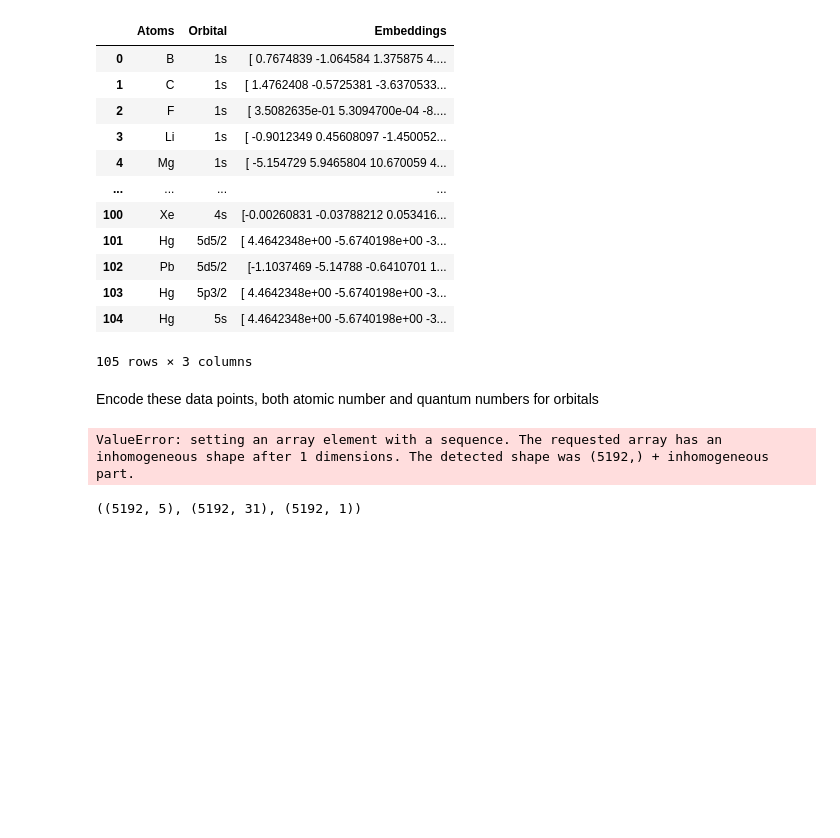
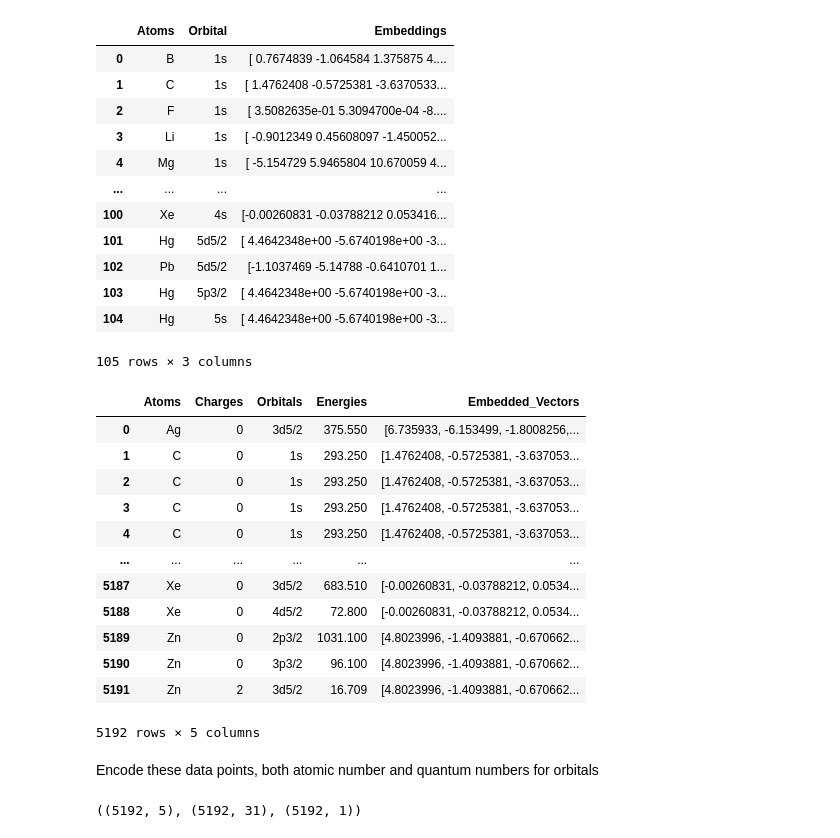
Before and after one commit to suyashk12/GNN_binding_energies, a Jupyter notebook: simple_model/shrihan_toy_model/normalize_embed.ipynb, the cells around one changed output. Drawn from its saved outputs; the diff is of its cells as text; code cells hidden in the pictures; blank space fills up the shorter version.

```diff
--- a/simple_model/shrihan_toy_model/normalize_embed.ipynb
+++ b/simple_model/shrihan_toy_model/normalize_embed.ipynb
@@ -124,6 +124,25 @@ for mol in train_data:
                 orbs.append(orb[i][j])
                 energies.append(energy[i][j])
                 embedded_vectors.append(convert_to_embedding(atom[i], orb[i][j], embeddings))
+# %%
+# convert to pandas dataframe
+data_df = pd.DataFrame({'Atoms': atoms, 'Charges': charges, 'Orbitals': orbs, 'Energies': energies, 'Embedded_Vectors': embedded_vectors})
+# %%
+data_df
+# %% [output]
+|  | Atoms | Charges | Orbitals | Energies | Embedded_Vectors |
+| 0 | Ag | 0 | 3d5/2 | 375.550 | [6.735933, -6.153499, -1.8008256,... |
+| 1 | C | 0 | 1s | 293.250 | [1.4762408, -0.5725381, -3.637053... |
+| 2 | C | 0 | 1s | 293.250 | [1.4762408, -0.5725381, -3.637053... |
+| 3 | C | 0 | 1s | 293.250 | [1.4762408, -0.5725381, -3.637053... |
+| 4 | C | 0 | 1s | 293.250 | [1.4762408, -0.5725381, -3.637053... |
+| ... | ... | ... | ... | ... | ... |
+| 5187 | Xe | 0 | 3d5/2 | 683.510 | [-0.00260831, -0.03788212, 0.0534... |
+| 5188 | Xe | 0 | 4d5/2 | 72.800 | [-0.00260831, -0.03788212, 0.0534... |
+| 5189 | Zn | 0 | 2p3/2 | 1031.100 | [4.8023996, -1.4093881, -0.670662... |
+| 5190 | Zn | 0 | 3p3/2 | 96.100 | [4.8023996, -1.4093881, -0.670662... |
+| 5191 | Zn | 2 | 3d5/2 | 16.709 | [4.8023996, -1.4093881, -0.670662... |
+5192 rows × 5 columns
 # %% [markdown]
 Encode these data points, both atomic number and quantum numbers for orbitals
 # %%
@@ -219,10 +258,9 @@ raw_features = np.array(raw_features)
 # %%
 scaler = MinMaxScaler()
-features = scaler.fit_transform(raw_features)
-log_energies = np.log10(energies)
-embedded_data = np.array(embedded_vectors)
+rf = np.array(data_df['Raw_Features'].to_list())
+features = scaler.fit_transform(rf)
+log_energies = np.log10(data_df['Energies'].values)
+embedded_data = np.array(data_df['Embedded_Vectors'].to_list())
-# %% [output]
-ValueError: setting an array element with a sequence. The requested array has an inhomogeneous shape after 1 dimensions. The detected shape was (5192,) + inhomogeneous part.
 # %%
 features.shape,  embedded_data.shape, log_energies.reshape(5192, 1).shape
 # %% [output]
```
Also changed, not shown: parts of 3 cells of this notebook, 3 other files.
